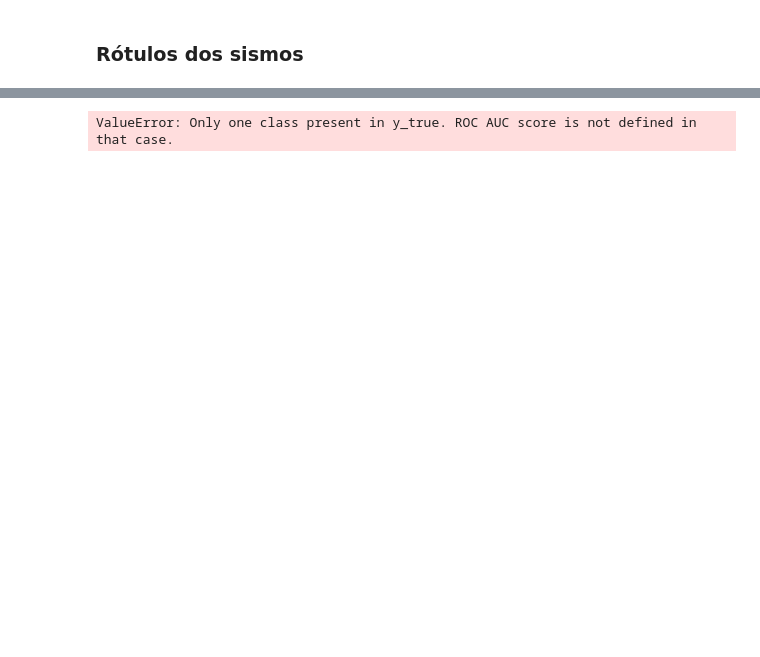
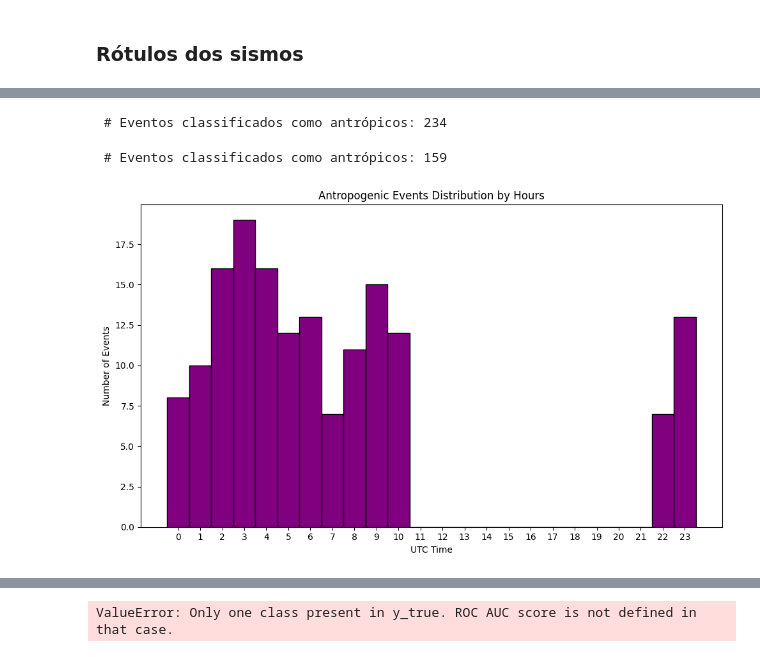
Before and after one commit to Gabriel-Goes/Sismologia_IPT, a Jupyter notebook: jupyternotebooks/validation.ipynb, the cells around one changed output, grey strips where cells are left out. Cells and saved outputs as stored; diff of their text form; code cells hidden in the pictures; blank space fills up the shorter version.

Commit message:
commit analises de tempo por hora do dia

```diff
--- a/jupyternotebooks/validation.ipynb
+++ b/jupyternotebooks/validation.ipynb
@@ -481,0 +314,19 @@ ValueError: Only one class present in y_true. ROC AUC score is not defined in th
+# %%
+antrop_events = df[df['pred'] == 1]
+print(f' # Eventos classificados como antrópicos: {len(antrop_events)}')
+# %% [output]
+ # Eventos classificados como antrópicos: 234
+# %%
+antrop_events = antrop_events[antrop_events['prob_ant'] > 0.75]
+print(f' # Eventos classificados como antrópicos: {len(antrop_events)}')
+# %% [output]
+ # Eventos classificados como antrópicos: 159
+# %%
+# Converter a lista de strings para objetos datetime
+antrop_events_datetime = [datetime.strptime(date, "%Y%m%dT%H%M%S") for date in antrop_events.event]
+# Extrair o ano de cada evento
+antrop_years = [date.year for date in antrop_events_datetime]
+# Extrair a hora do dia de cada evento
+antrop_months = [date.month for date in antrop_events_datetime]
+# Extrair a hora do dia de cada evento
+antrop_hours = [date.hour for date in antrop_events_datetime]
@@ -481,0 +348,12 @@ ValueError: Only one class present in y_true. ROC AUC score is not defined in th
+# %%
+# Plotar o histograma por horas do dia
+plt.figure('hours',figsize=(10, 6))
+plt.hist(antrop_hours, bins=np.arange(0, 25) - 0.5, color='purple', edgecolor='black')
+plt.title('Antropogenic Events Distribution by Hours')
+plt.xlabel('UTC Time')
+plt.ylabel('Number of Events')
+plt.xticks(np.arange(0, 24))
+plt.tight_layout()
+plt.show()
+# %% [output]
+[figure, added]
```
Also changed, not shown: parts of 47 cells of this notebook, 12 other files.
